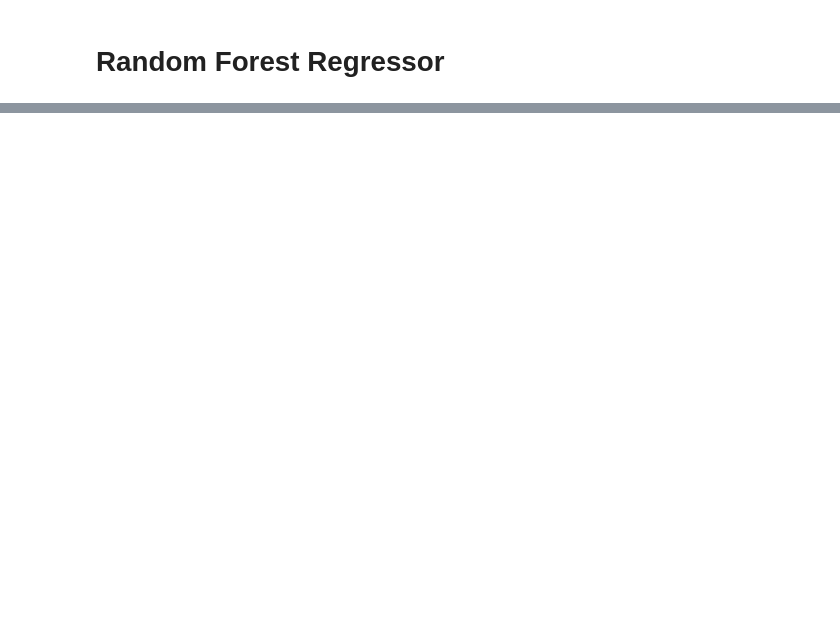
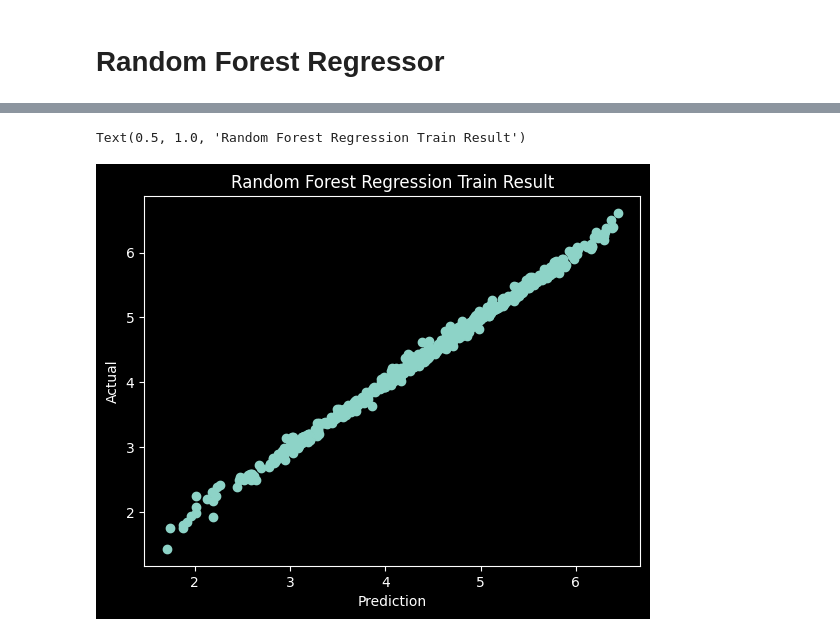
Before and after one commit to ptoyip/COMP4651_Final_Project, a Jupyter notebook: DataFrame.ipynb, the cells around one changed output, grey strips where cells are left out. Cells and saved outputs as stored; diff of their text form; code cells hidden in the pictures; blank space fills up the shorter version.

```diff
--- a/DataFrame.ipynb
+++ b/DataFrame.ipynb
@@ -179,0 +258,17 @@ Text(0.5, 1.0, 'Random Forest Regression Validation Result')
+# %%
+rf = RandomForestRegressor(featuresCol = "scaledFeatures", labelCol = "scaledYield",maxDepth=10,numTrees=20)
+# print("LogisticRegression parameters:\n" + lr.explainParams() + "\n")
+rf_model = rf.fit(train_data)
+rf_train_result = rf_model.transform(train_data)
+rf_train_result.select("prediction", "scaledYield", "scaledFeatures").show(5)
+
+rf_rmse = evaluator.evaluate(rf_train_result)
+print("Root Mean Squared Error (RMSE) on train data = %g" % rf_rmse)
+
+rf_predictions = rf_model.transform(val_data)
+rf_predictions.select("prediction", "scaledYield", "scaledFeatures").show(5)
+
+rf_rmse = evaluator.evaluate(rf_predictions)
+print("Root Mean Squared Error (RMSE) on val data = %g" % rf_rmse)
+
+print(rf_model)  # summary only
@@ -179,0 +295,8 @@ Text(0.5, 1.0, 'Random Forest Regression Validation Result')
+# %%
+plt.scatter(np.array(rf_train_result.select('prediction').collect()),np.array(rf_train_result.select('scaledYield').collect()))
+plt.xlabel('Prediction')
+plt.ylabel('Actual')
+plt.title('Random Forest Regression Train Result')
+# %% [output]
+Text(0.5, 1.0, 'Random Forest Regression Train Result')
+[figure, added]
```
Also changed, not shown: parts of 16 cells of this notebook, 1 other file.
